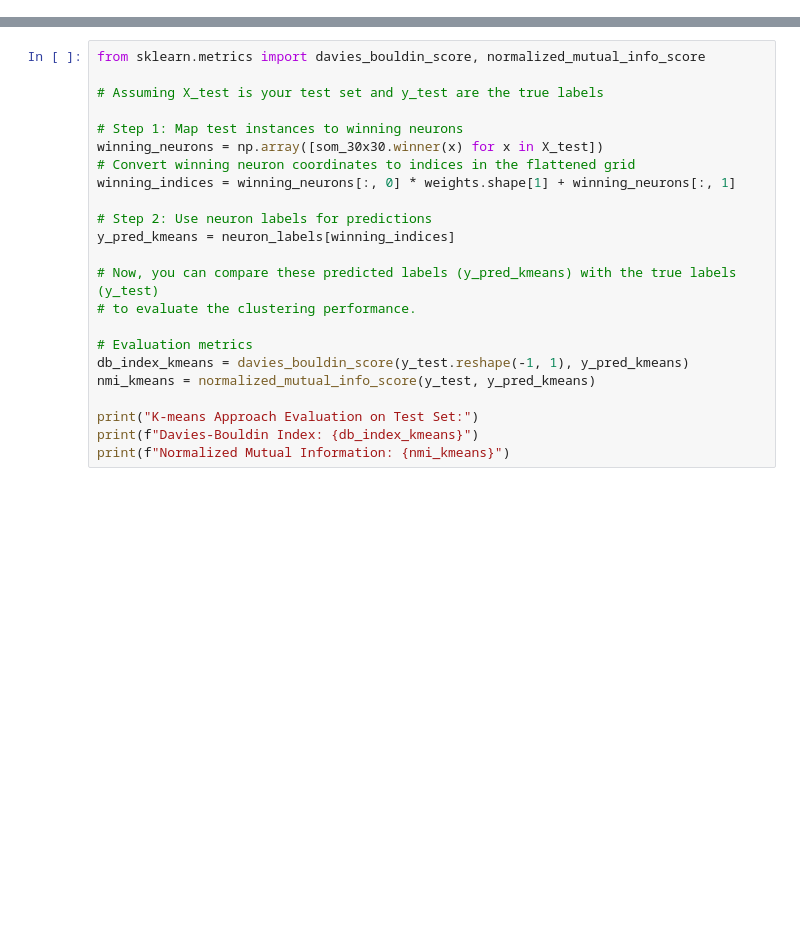
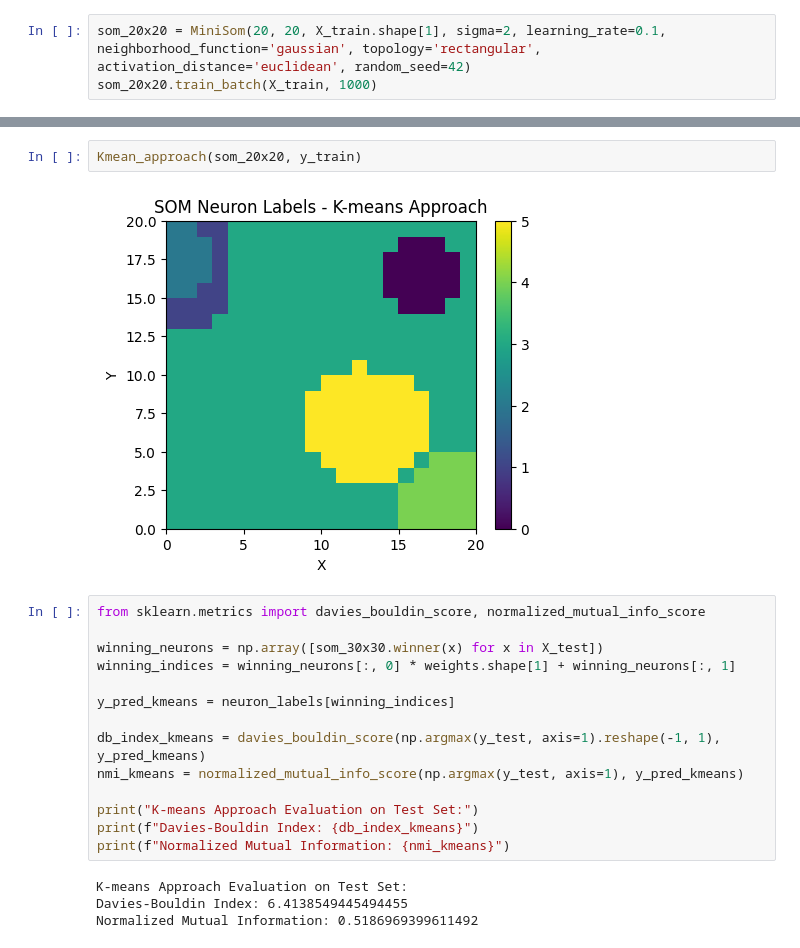
Before and after one commit to itsatefe/Deep-Learning, a Jupyter notebook: HW1/On-center-Off-surround/On-Center-Off-Surround.ipynb, the cells around one changed output, grey strips where cells are left out. Cells and saved outputs as stored; diff of their text form; blank space fills up the shorter version.

```diff
--- a/HW1/On-center-Off-surround/On-Center-Off-Surround.ipynb
+++ b/HW1/On-center-Off-surround/On-Center-Off-Surround.ipynb
@@ -87,0 +71,3 @@ plt.show()
+# %%
+som_20x20 = MiniSom(20, 20, X_train.shape[1], sigma=2, learning_rate=0.1, neighborhood_function='gaussian', topology='rectangular', activation_distance='euclidean', random_seed=42)
+som_20x20.train_batch(X_train, 1000)
@@ -88,23 +79,22 @@ plt.show()
+# %%
+Kmean_approach(som_20x20, y_train)
+# %% [output]
+[figure, added]
 # %%
 from sklearn.metrics import davies_bouldin_score, normalized_mutual_info_score
 
-# Assuming X_test is your test set and y_test are the true labels
-
-# Step 1: Map test instances to winning neurons
 winning_neurons = np.array([som_30x30.winner(x) for x in X_test])
-# Convert winning neuron coordinates to indices in the flattened grid
 winning_indices = winning_neurons[:, 0] * weights.shape[1] + winning_neurons[:, 1]
 
-# Step 2: Use neuron labels for predictions
 y_pred_kmeans = neuron_labels[winning_indices]
 
-# Now, you can compare these predicted labels (y_pred_kmeans) with the true labels (y_test)
-# to evaluate the clustering performance.
-
-# Evaluation metrics
-db_index_kmeans = davies_bouldin_score(y_test.reshape(-1, 1), y_pred_kmeans)
-nmi_kmeans = normalized_mutual_info_score(y_test, y_pred_kmeans)
+db_index_kmeans = davies_bouldin_score(np.argmax(y_test, axis=1).reshape(-1, 1), y_pred_kmeans)
+nmi_kmeans = normalized_mutual_info_score(np.argmax(y_test, axis=1), y_pred_kmeans)
 
 print("K-means Approach Evaluation on Test Set:")
 print(f"Davies-Bouldin Index: {db_index_kmeans}")
 print(f"Normalized Mutual Information: {nmi_kmeans}")
+# %% [output]
+K-means Approach Evaluation on Test Set:
+Davies-Bouldin Index: 6.4138549445494455
+Normalized Mutual Information: 0.5186969399611492
```
Also changed, not shown: parts of 16 cells of this notebook, 4 other files.
